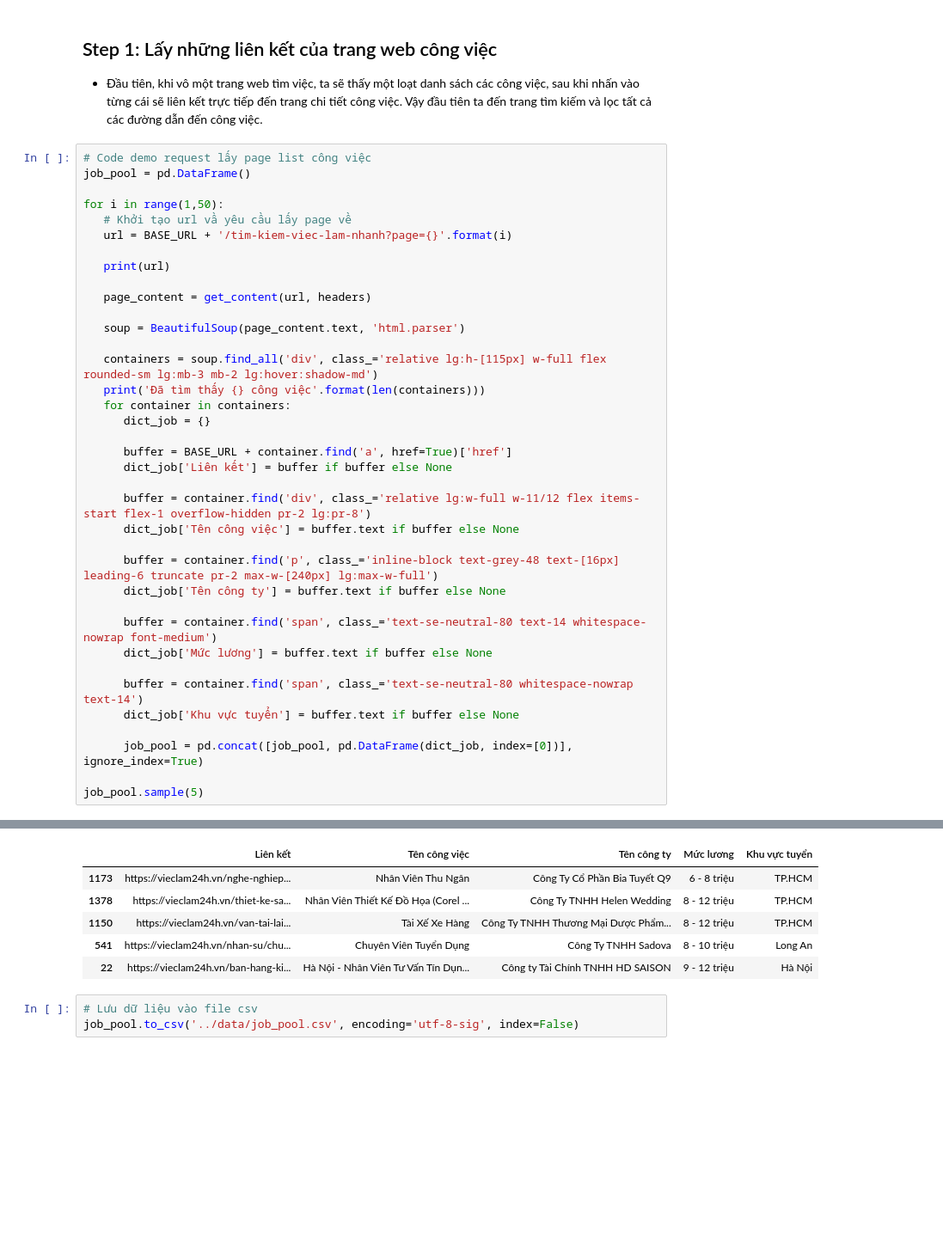
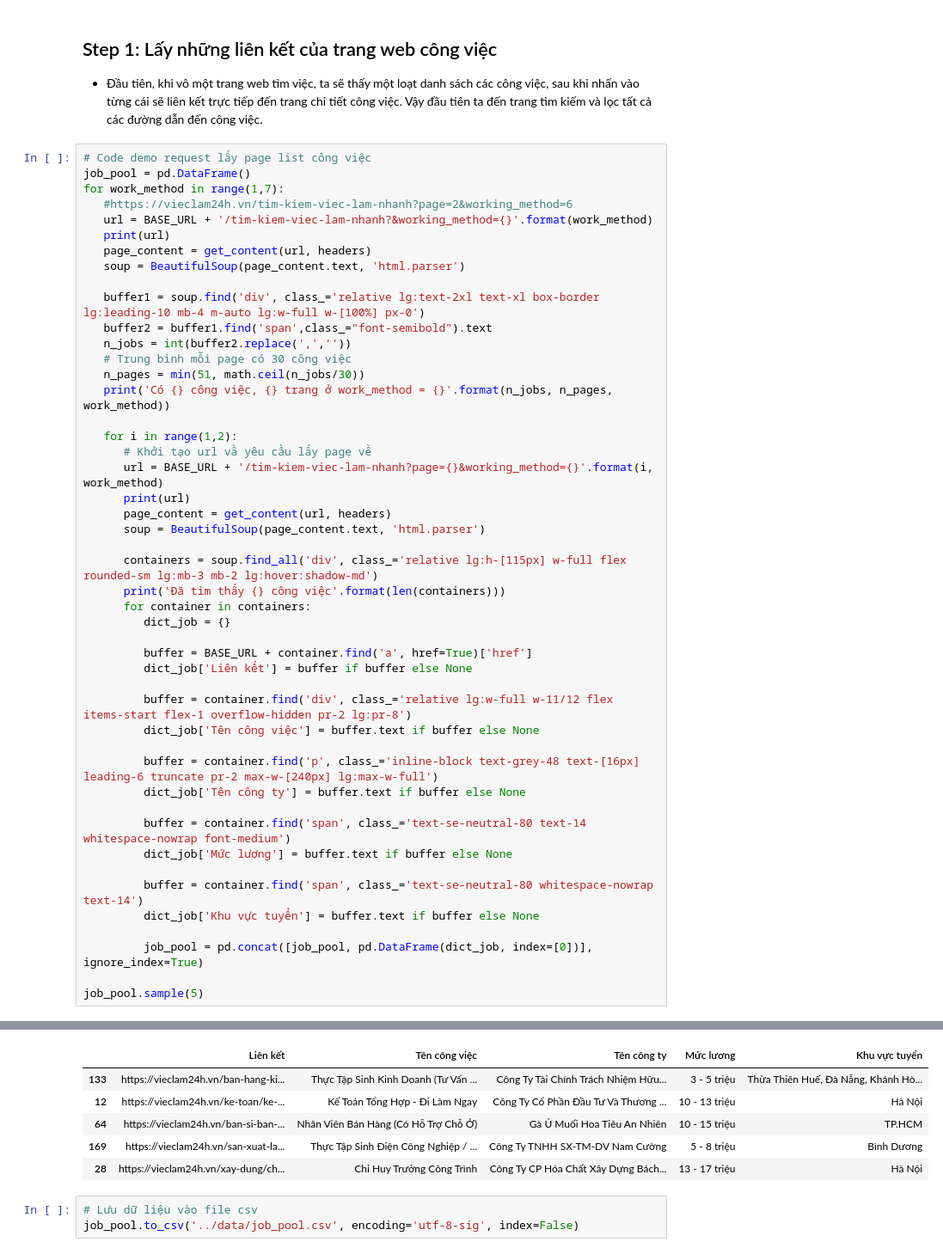
Before and after one commit to HungLVT/NMKHDL, a Jupyter notebook: notebooks/1.0-data-collecting.ipynb, the cells around one changed output, grey strips where cells are left out. Shown at 86% size. Drawn from its saved outputs; the diff is of its cells as text; blank space fills up the shorter version.

Commit message:
update work_method

```diff
--- a/notebooks/1.0-data-collecting.ipynb
+++ b/notebooks/1.0-data-collecting.ipynb
@@ -60,38 +43,48 @@ headers = {
 # %%
 # Code demo request lấy page list công việc
 job_pool = pd.DataFrame()
-
-for i in range(1,50):
-   # Khởi tạo url vầ yêu cầu lấy page về
-   url = BASE_URL + '/tim-kiem-viec-lam-nhanh?page={}'.format(i)
-
+for work_method in range(1,7):
+   #https://vieclam24h.vn/tim-kiem-viec-lam-nhanh?page=2&working_method=6
+   url = BASE_URL + '/tim-kiem-viec-lam-nhanh?&working_method={}'.format(work_method)
    print(url)
-
    page_content = get_content(url, headers)
-
    soup = BeautifulSoup(page_content.text, 'html.parser')
 
-   containers = soup.find_all('div', class_='relative lg:h-[115px] w-full flex rounded-sm lg:mb-3 mb-2 lg:hover:shadow-md')
-   print('Đã tìm thấy {} công việc'.format(len(containers)))
-   for container in containers:
-      dict_job = {}
+   buffer1 = soup.find('div', class_='relative lg:text-2xl text-xl box-border lg:leading-10 mb-4 m-auto lg:w-full w-[100%] px-0')
+   buffer2 = buffer1.find('span',class_="font-semibold").text
+   n_jobs = int(buffer2.replace(',',''))
+   # Trung bình mỗi page có 30 công việc
+   n_pages = min(51, math.ceil(n_jobs/30))
+   print('Có {} công việc, {} trang ở work_method = {}'.format(n_jobs, n_pages, work_method))
 
-      buffer = BASE_URL + container.find('a', href=True)['href']
-      dict_job['Liên kết'] = buffer if buffer else None
+   for i in range(1,2):
+      # Khởi tạo url vầ yêu cầu lấy page về
+      url = BASE_URL + '/tim-kiem-viec-lam-nhanh?page={}&working_method={}'.format(i, work_method)
+      print(url)
+      page_content = get_content(url, headers)
+      soup = BeautifulSoup(page_content.text, 'html.parser')
 
-      buffer = container.find('div', class_='relative lg:w-full w-11/12 flex items-start flex-1 overflow-hidden pr-2 lg:pr-8')
-      dict_job['Tên công việc'] = buffer.text if buffer else None
+      containers = soup.find_all('div', class_='relative lg:h-[115px] w-full flex rounded-sm lg:mb-3 mb-2 lg:hover:shadow-md')
+      print('Đã tìm thấy {} công việc'.format(len(containers)))
+      for container in containers:
+         dict_job = {}
 
-      buffer = container.find('p', class_='inline-block text-grey-48 text-[16px] leading-6 truncate pr-2 max-w-[240px] lg:max-w-full')
-      dict_job['Tên công ty'] = buffer.text if buffer else None
+         buffer = BASE_URL + container.find('a', href=True)['href']
+         dict_job['Liên kết'] = buffer if buffer else None
 
-      buffer = container.find('span', class_='text-se-neutral-80 text-14 whitespace-nowrap font-medium')
-      dict_job['Mức lương'] = buffer.text if buffer else None
+         buffer = container.find('div', class_='relative lg:w-full w-11/12 flex items-start flex-1 overflow-hidden pr-2 lg:pr-8')
+         dict_job['Tên công việc'] = buffer.text if buffer else None
 
-      buffer = container.find('span', class_='text-se-neutral-80 whitespace-nowrap text-14')
-      dict_job['Khu vực tuyển'] = buffer.text if buffer else None
+         buffer = container.find('p', class_='inline-block text-grey-48 text-[16px] leading-6 truncate pr-2 max-w-[240px] lg:max-w-full')
+         dict_job['Tên công ty'] = buffer.text if buffer else None
 
-      job_pool = pd.concat([job_pool, pd.DataFrame(dict_job, index=[0])], ignore_index=True)
+         buffer = container.find('span', class_='text-se-neutral-80 text-14 whitespace-nowrap font-medium')
+         dict_job['Mức lương'] = buffer.text if buffer else None
+
+         buffer = container.find('span', class_='text-se-neutral-80 whitespace-nowrap text-14')
+         dict_job['Khu vực tuyển'] = buffer.text if buffer else None
+
+         job_pool = pd.concat([job_pool, pd.DataFrame(dict_job, index=[0])], ignore_index=True)
 
 job_pool.sample(5)
 # %% [output]
@@ -115,9 +108,9 @@ Success!!!
 |  | Liên kết | Tên công việc | Tên công ty | Mức lương | Khu vực tuyển |
-| 1173 | https://vieclam24h.vn/nghe-nghiep... | Nhân Viên Thu Ngân | Công Ty Cổ Phần Bia Tuyết Q9 | 6 - 8 triệu | TP.HCM |
-| 1378 | https://vieclam24h.vn/thiet-ke-sa... | Nhân Viên Thiết Kế Đồ Họa (Corel ... | Công Ty TNHH Helen Wedding | 8 - 12 triệu | TP.HCM |
-| 1150 | https://vieclam24h.vn/van-tai-lai... | Tài Xế Xe Hàng | Công Ty TNHH Thương Mại Dược Phẩm... | 8 - 12 triệu | TP.HCM |
-| 541 | https://vieclam24h.vn/nhan-su/chu... | Chuyên Viên Tuyển Dụng | Công Ty TNHH Sadova | 8 - 10 triệu | Long An |
-| 22 | https://vieclam24h.vn/ban-hang-ki... | Hà Nội - Nhân Viên Tư Vấn Tín Dụn... | Công ty Tài Chính TNHH HD SAISON | 9 - 12 triệu | Hà Nội |
+| 133 | https://vieclam24h.vn/ban-hang-ki... | Thực Tập Sinh Kinh Doanh (Tư Vấn ... | Công Ty Tài Chính Trách Nhiệm Hữu... | 3 - 5 triệu | Thừa Thiên Huế, Đà Nẵng, Khánh Hò... |
+| 12 | https://vieclam24h.vn/ke-toan/ke-... | Kế Toán Tổng Hợp - Đi Làm Ngay | Công Ty Cổ Phần Đầu Tư Và Thương ... | 10 - 13 triệu | Hà Nội |
+| 64 | https://vieclam24h.vn/ban-si-ban-... | Nhân Viên Bán Hàng (Có Hỗ Trợ Chỗ Ở) | Gà Ủ Muối Hoa Tiêu An Nhiên | 10 - 15 triệu | TP.HCM |
+| 169 | https://vieclam24h.vn/san-xuat-la... | Thực Tập Sinh Điện Công Nghiệp / ... | Công Ty TNHH SX-TM-DV Nam Cường | 5 - 8 triệu | Bình Dương |
+| 28 | https://vieclam24h.vn/xay-dung/ch... | Chỉ Huy Trưởng Công Trình | Công Ty CP Hóa Chất Xây Dựng Bách... | 13 - 17 triệu | Hà Nội |
 # %%
 # Lưu dữ liệu vào file csv
 job_pool.to_csv('../data/job_pool.csv', encoding='utf-8-sig', index=False)
```
Also changed, not shown: parts of 8 cells of this notebook, 2 other files.
